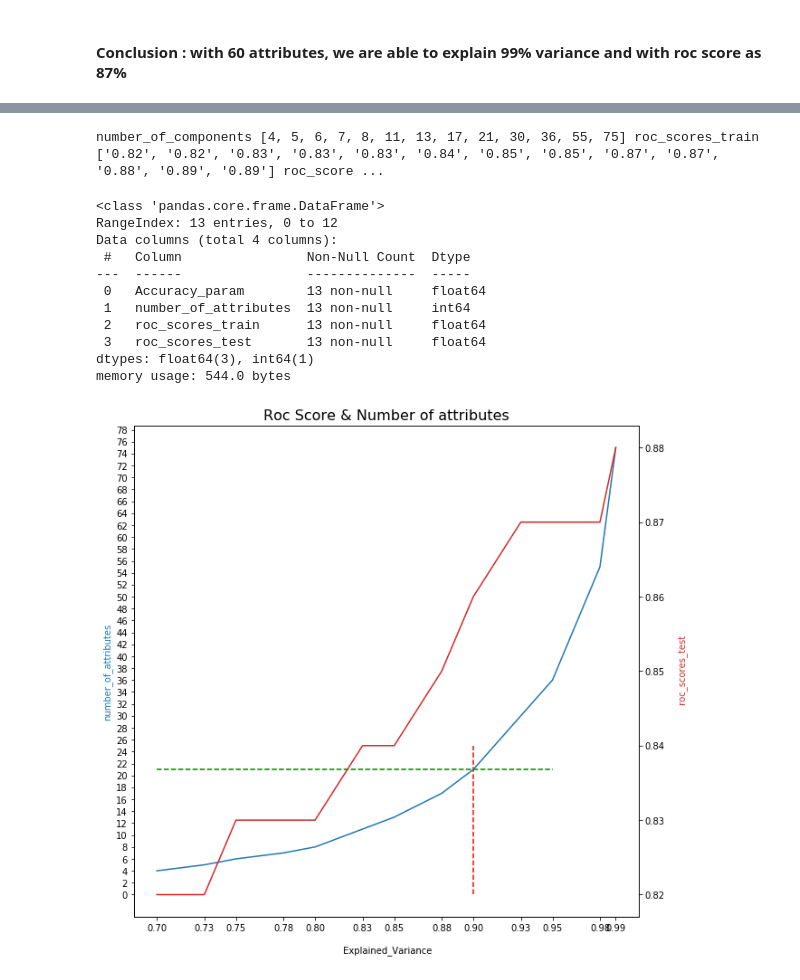
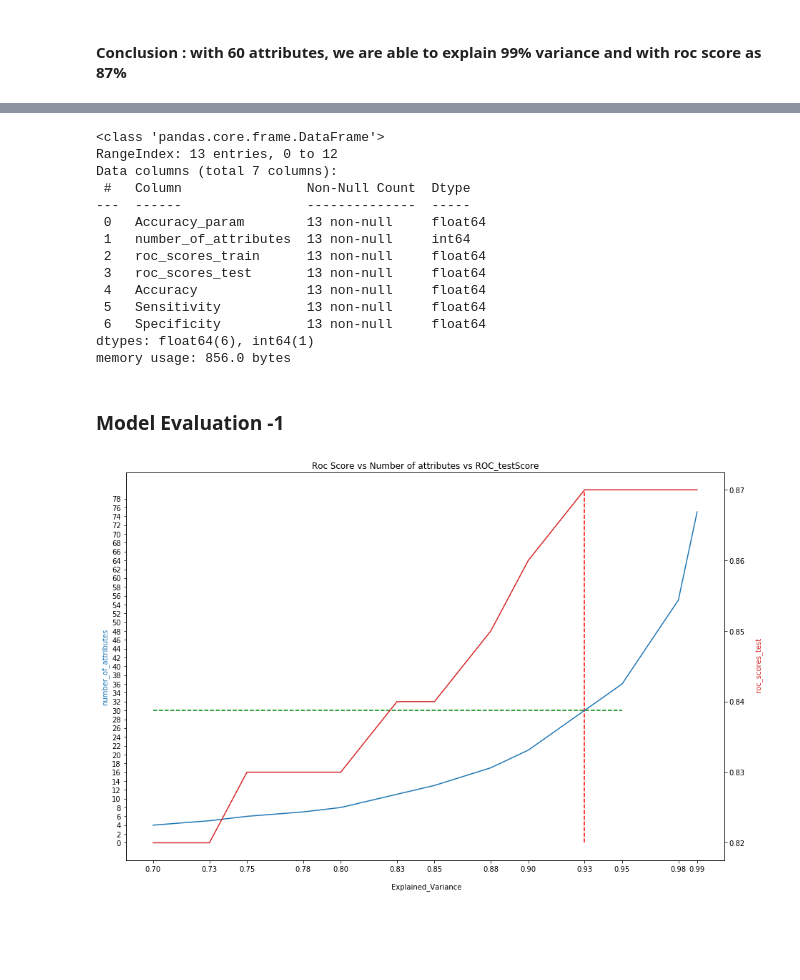
Before and after one commit to murthy605/TelecomChurn, a Jupyter notebook: Hari_Krishna_TelecomChurnCaseStudy.ipynb, the cells around one changed output, grey strips where cells are left out. Cells and saved outputs as stored; diff of their text form; code cells hidden in the pictures; blank space fills up the shorter version.

Commit message:
Logisticregression - Model Evaluation-1

```diff
--- a/Hari_Krishna_TelecomChurnCaseStudy.ipynb
+++ b/Hari_Krishna_TelecomChurnCaseStudy.ipynb
@@ -773,27 +792,45 @@ Accuracy_param = [0.7, 0.73, 0.75, 0.78, 0.8, 0.83, 0.85, 0.88, 0.90, 0.93, 0.95
 number_of_components = []
 roc_scores_test = []
 roc_scores_train = []
+accuracy = []
+Sensitivity = []
+Specificity = []
 for each in Accuracy_param:
+    #perform PCA with each value in Accuracy parameter
     pca_again = PCA(each)
     df_train_pca2 = pca_again.fit_transform(X_train)
     number_of_components.append(df_train_pca2.shape[1])
-    learner_pca2 = LogisticRegression()
+
+    #perform logistic regression with weighted class on the PCA data
+    learner_pca2 = LogisticRegression(class_weight = {0:0.1, 1:0.9})
     model_pca2 = learner_pca2.fit(df_train_pca2, y_train)
+
+    #perform Logistic regression on test data
     df_test_pca2 = pca_again.transform(X_test)
+
+    # predict probability and store in variable for further analysis
     pred_probs_train2 = model_pca2.predict_proba(df_train_pca2)[:,1]
     pred_probs_test2 = model_pca2.predict_proba(df_test_pca2)[:,1]
+    y_pred_default = model_pca2.predict(df_test_pca2)
+    # print(classification_report(y_test,y_pred_default))
+
+    accuracy.append(accuracy_score(y_test,y_pred_default))
+    Met = metrics.confusion_matrix(y_test, y_pred_default)
+    Sensitivity.append(Met[0,0]/(Met[0,0]+Met[0,1]))
+    Specificity.append(Met[1,1]/(Met[1,0]+Met[1,1]))
     roc_scores_train.append("{:2.2}".format(metrics.roc_auc_score(y_train, pred_probs_train2)))
     roc_scores_test.append("{:2.2}".format(metrics.roc_auc_score(y_test, pred_probs_test2)))
-
-print("number_of_components", number_of_components, "roc_scores_train", roc_scores_train,"roc_scores_test", roc_scores_test)
-# %% [output]
-number_of_components [4, 5, 6, 7, 8, 11, 13, 17, 21, 30, 36, 55, 75] roc_scores_train ['0.82', '0.82', '0.83', '0.83', '0.83', '0.84', '0.85', '0.85', '0.87', '0.87', '0.88', '0.89', '0.89'] roc_score ...
 # %%
+#convert list to data frame to analyse easily
 PCA_Analysis_pd = pd.DataFrame(
     {'Accuracy_param': Accuracy_param,
      'number_of_attributes': number_of_components,
      'roc_scores_train': roc_scores_train,
      'roc_scores_test': roc_scores_test,
+     'Accuracy': accuracy,
+     'Sensitivity': Sensitivity,
+     'Specificity': Specificity
+
     })
 PCA_Analysis_pd.roc_scores_test = PCA_Analysis_pd.roc_scores_test.astype('float')
 PCA_Analysis_pd.roc_scores_train = PCA_Analysis_pd.roc_scores_train.astype('float')
@@ -801,33 +838,38 @@ PCA_Analysis_pd.info()
 # %% [output]
 <class 'pandas.core.frame.DataFrame'>
 RangeIndex: 13 entries, 0 to 12
-Data columns (total 4 columns):
+Data columns (total 7 columns):
  #   Column                Non-Null Count  Dtype
 ---  ------                --------------  -----
  0   Accuracy_param        13 non-null     float64
  1   number_of_attributes  13 non-null     int64
  2   roc_scores_train      13 non-null     float64
  3   roc_scores_test       13 non-null     float64
-dtypes: float64(3), int64(1)
-memory usage: 544.0 bytes
+ 4   Accuracy              13 non-null     float64
+ 5   Sensitivity           13 non-null     float64
+ 6   Specificity           13 non-null     float64
+dtypes: float64(6), int64(1)
+memory usage: 856.0 bytes
+# %% [markdown]
+### Model Evaluation -1
 # %%
-# Plot Default Rate for each state with count of applications approved for each state
+# Plot explained variance vs ROC vs Number of attributes
 
-plt.figure(figsize=[10,10])
+plt.figure(figsize=[15,10])
 plt.xticks(Accuracy_param)
 plt.yticks(np.arange(0, 80, step=2))
-plt.vlines(x=0.90, ymax=25, ymin=0, colors="r", linestyles="--")
-plt.hlines(y=21, xmax=0.95, xmin=0.70, colors="g", linestyles="--")
+plt.vlines(x=0.93, ymax=80, ymin=0, colors="r", linestyles="--")
+plt.hlines(y=30, xmax=0.95, xmin=0.70, colors="g", linestyles="--")
 ax6 = sns.lineplot(x="Accuracy_param", y="number_of_attributes", data=PCA_Analysis_pd)
 color1 = 'tab:blue'
-ax6.set_title('Roc Score & Number of attributes', fontsize=16)
+ax6.set_title('Roc Score vs Number of attributes vs ROC_testScore')
 ax6.set_xlabel('\n Explained_Variance', fontsize=10)
 ax6.set_ylabel('number_of_attributes', fontsize=10, color=color1)
 ax7 = ax6.twinx()
 color2 = 'tab:red'
 ax7 = sns.lineplot(x='Accuracy_param', y='roc_scores_test', data = PCA_Analysis_pd, color=color2)
 ax7.set_ylabel('\n roc_scores_test', fontsize=10, color=color2)
 plt.show()
 # %% [output]
-[figure, old version]
+[figure, new version]
 # %%
```
Also changed, not shown: parts of 10 cells of this notebook.
